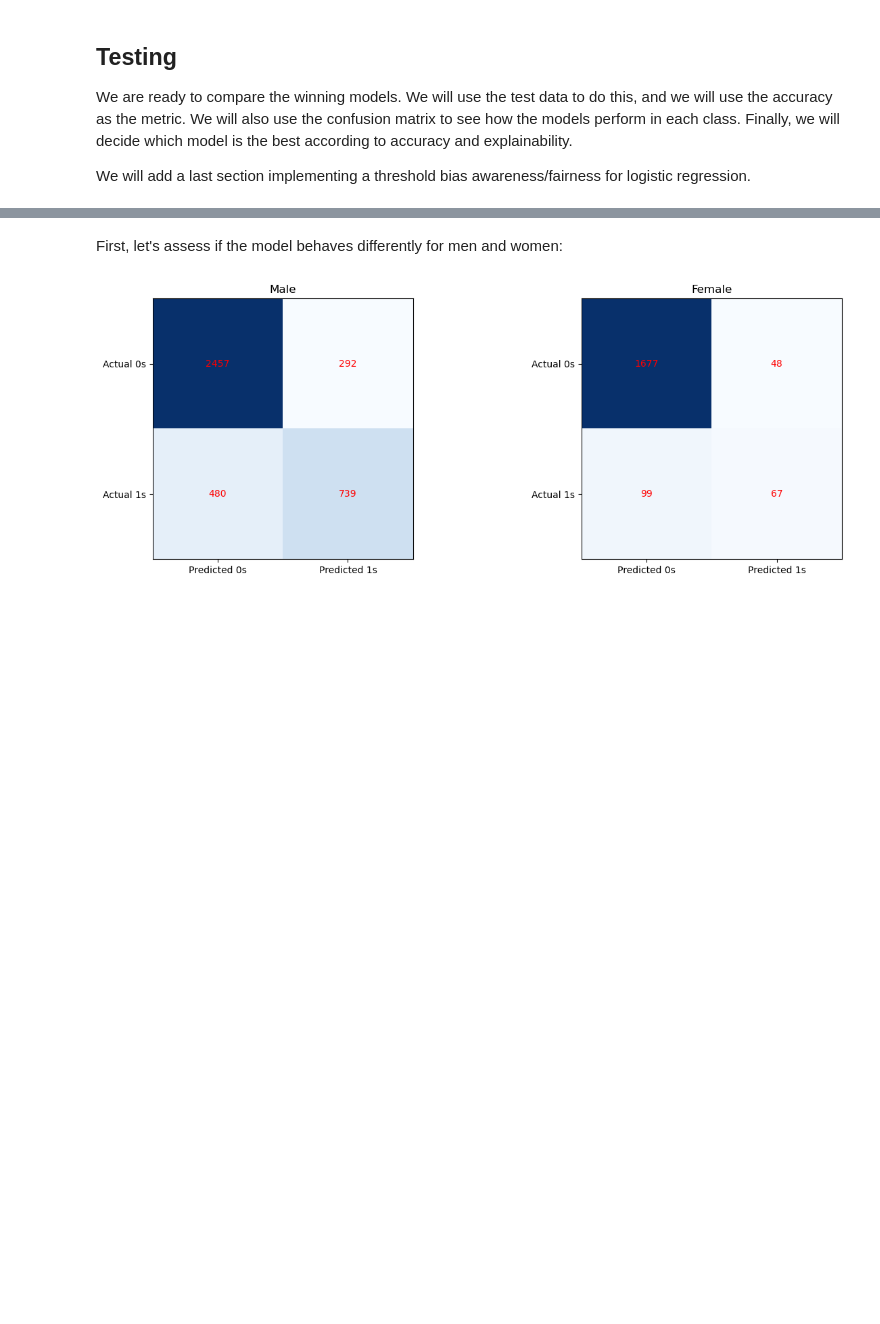
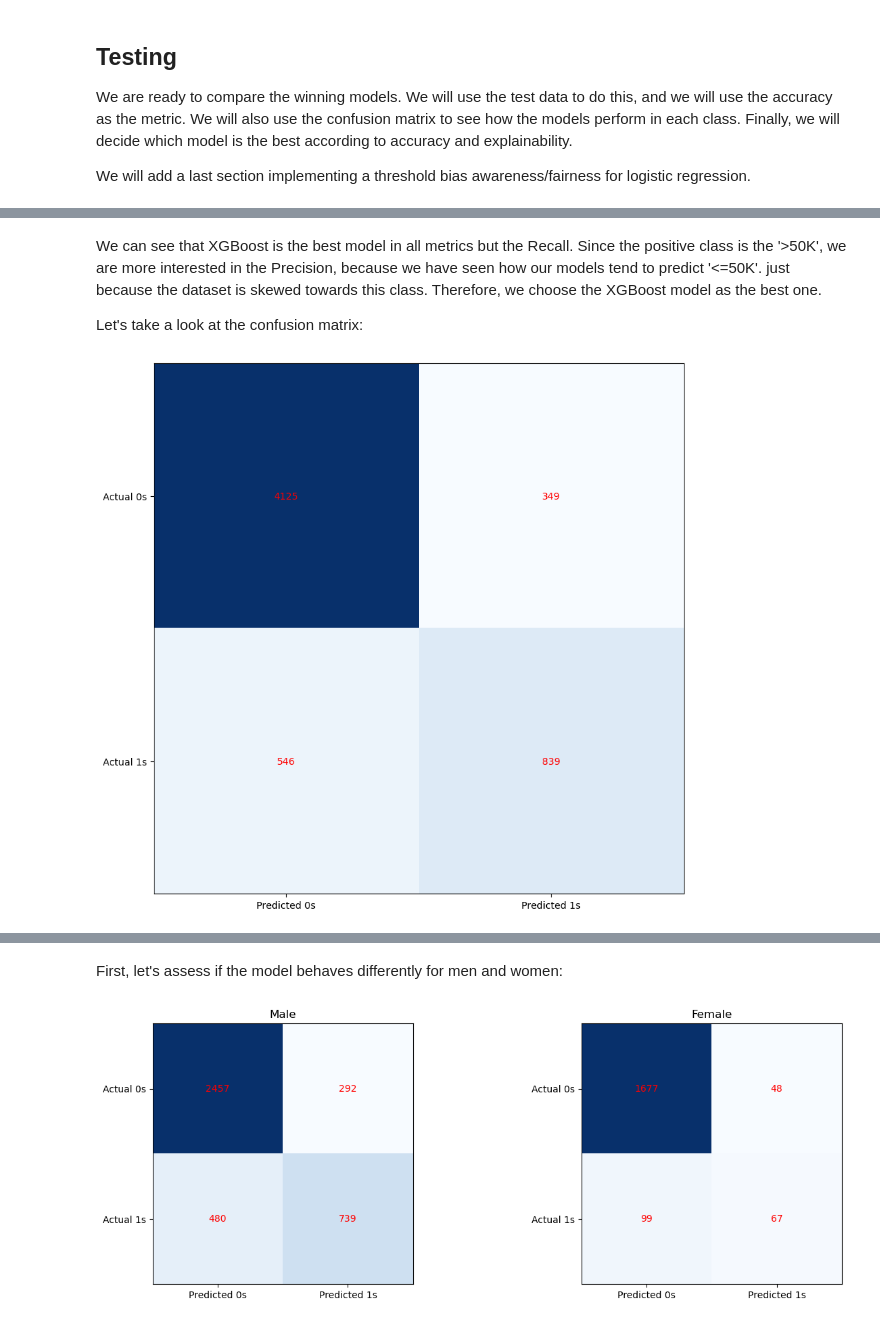
Before and after one commit to Lorenc1o/ML_Project, a Jupyter notebook: source/final_nb.ipynb, the cells around one changed output, grey strips where cells are left out. Drawn from its saved outputs; the diff is of its cells as text; code cells hidden in the pictures; blank space fills up the shorter version.

```diff
--- a/source/final_nb.ipynb
+++ b/source/final_nb.ipynb
@@ -1415,13 +1420,9 @@ Now, we can train a gradient boosting model. We will use the GradientBoostingCla
 from sklearn.ensemble import GradientBoostingClassifier
 # %%
 # parameters for gradient boosting
-#n_estimators = [10, 50, 100]
-#max_depths = [5, 10, 15, 20, 25, 30]
-#max_features = [0.1, 0.25, 0.5, 0.75, 1.0]
-
-n_estimators = [10]
-max_depths = [15]
-max_features = [0.1]
+n_estimators = [10, 50, 100]
+max_depths = [5, 10, 15, 20, 25, 30]
+max_features = [0.1, 0.25, 0.5, 0.75, 1.0]
 
 splits = 5
 
@@ -1522,15 +1539,10 @@ from sklearn.neural_network import MLPClassifier
 from sklearn.preprocessing import StandardScaler
 # %%
 # parameters for neural network
-#alphas = [0.001, 0.01, 0.1, 1.0] # regularization parameter
-#learning_rates = [0.001, 0.01, 0.1, 1.0] # learning rate
-#hidden_layer_sizes = [(10,), (50,), (10,10), (50,50), (10,10,10), (50,50,50)]
-#activation = ['logistic', 'tanh', 'relu']
-
-alphas = [0.001,0.01]
-learning_rates = [0.1]
-hidden_layer_sizes = [(10,)]
-activation = ['logistic']
+alphas = [0.01, 0.1, 1.0] # regularization parameter
+learning_rates = [0.001, 0.01, 0.1] # learning rate
+hidden_layer_sizes = [(10,), (50,), (10,10), (50,50)]
+activation = ['logistic', 'relu']
 
 scaler = StandardScaler()
 
@@ -1749,3 +1774,23 @@ results_df
+# %% [markdown]
+We can see that XGBoost is the best model in all metrics but the Recall. Since the positive class is the '>50K', we are more interested in the Precision, because we have seen how our models tend to predict '<=50K'. just because the dataset is skewed towards this class. Therefore, we choose the XGBoost model as the best one.
+
+Let's take a look at the confusion matrix:
+# %%
+conf_mat = confusion_matrix(y_test_2, y_pred_xgb)
+
+fig, ax = plt.subplots(figsize=(10,10))
+ax.imshow(conf_mat, cmap='Blues')
+ax.grid(False)
+ax.xaxis.set(ticks=(0,1), ticklabels=('Predicted 0s', 'Predicted 1s'))
+ax.yaxis.set(ticks=(0,1), ticklabels=('Actual 0s', 'Actual 1s'))
+ax.set_ylim(1.5, -0.5)
+for i in range(2):
+    for j in range(2):
+        ax.text(j, i, conf_mat[i, j], ha='center', va='center', color='red')
+
+plt.show()
+# %% [output]
+[figure, added]
 # %% [markdown]
 ## Threshold bias awareness/fairness
 
```
Also changed, not shown: parts of 18 cells of this notebook, 1 other file.
